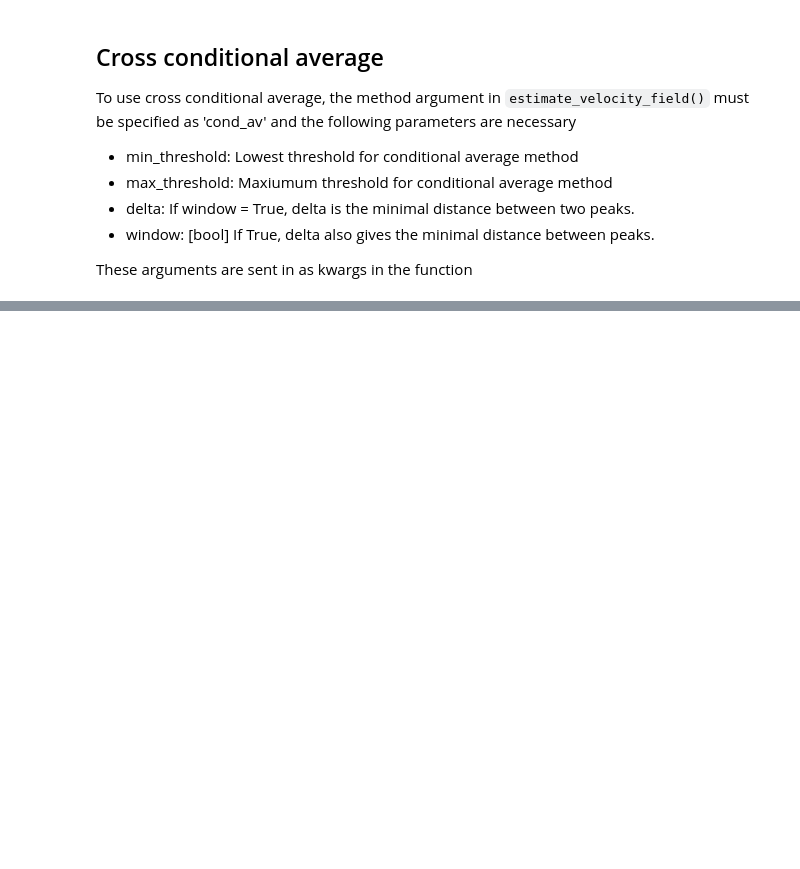
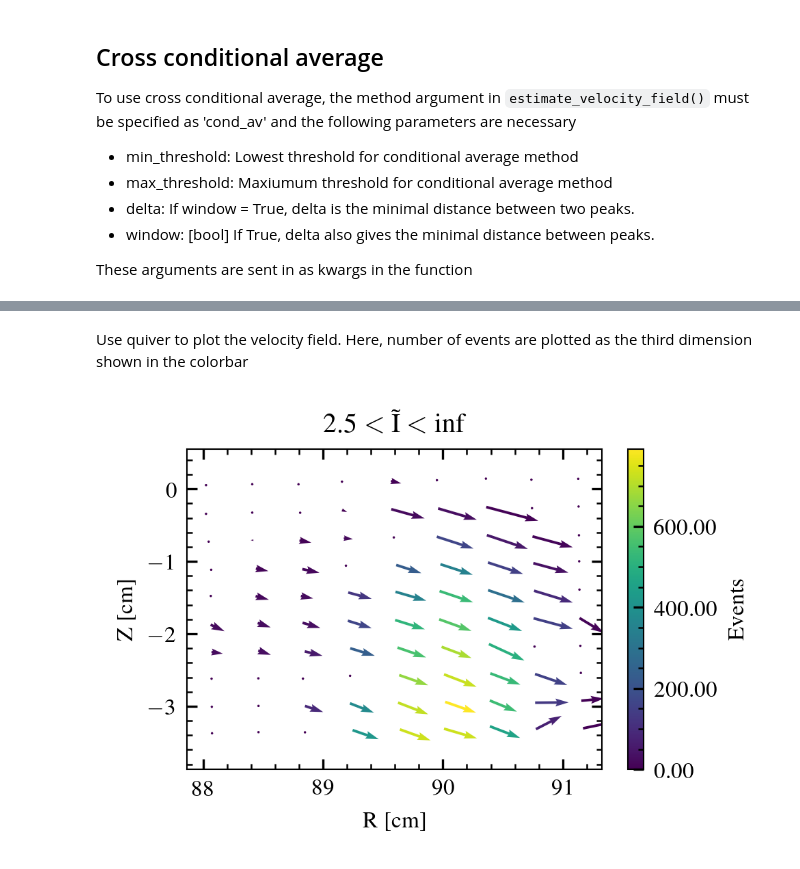
Before and after one commit to uit-cosmo/fpp-analysis-tools, a Jupyter notebook: guides/how_to_use_2D_velocity_estimate.ipynb, the cells around one changed output, grey strips where cells are left out. Cells and saved outputs as stored; diff of their text form; code cells hidden in the pictures; blank space fills up the shorter version.

Commit message:
include plots

```diff
--- a/guides/how_to_use_2D_velocity_estimate.ipynb
+++ b/guides/how_to_use_2D_velocity_estimate.ipynb
@@ -132,0 +115,30 @@ else:
+# %% [markdown]
+Use quiver to plot the velocity field. Here, number of events are plotted as the third dimension shown in the colorbar
+# %%
+fig = plt.figure()
+ax = fig.add_axes(axes_size)
+
+norm = mpl.colors.Normalize(vmin=0, vmax=1500) if shot == 1111208034 else None
+qiv = ax.quiver(
+    R,
+    Z,
+    vx,
+    vy,
+    events,
+    scale=210000,
+    scale_units="xy",
+    angles="xy",
+)
+cbar = fig.colorbar(qiv, format="%.2f")
+cbar.ax.set_ylabel("Events")
+ax.set_xlabel("R [cm]")
+ax.set_ylabel("Z [cm]")
+ax.set_ylim(min(Z_coordinates[0]) - 0.5, max(Z_coordinates[0] + 0.5))
+ax.set_title(
+    f"{min_threshold} "
+    r"$ < \tilde{\mathrm{I}} < $ "
+    f"{max_threshold}"
+)
+plt.show()
+# %% [output]
+[figure, added]
```
Also changed, not shown: parts of 8 cells of this notebook.
